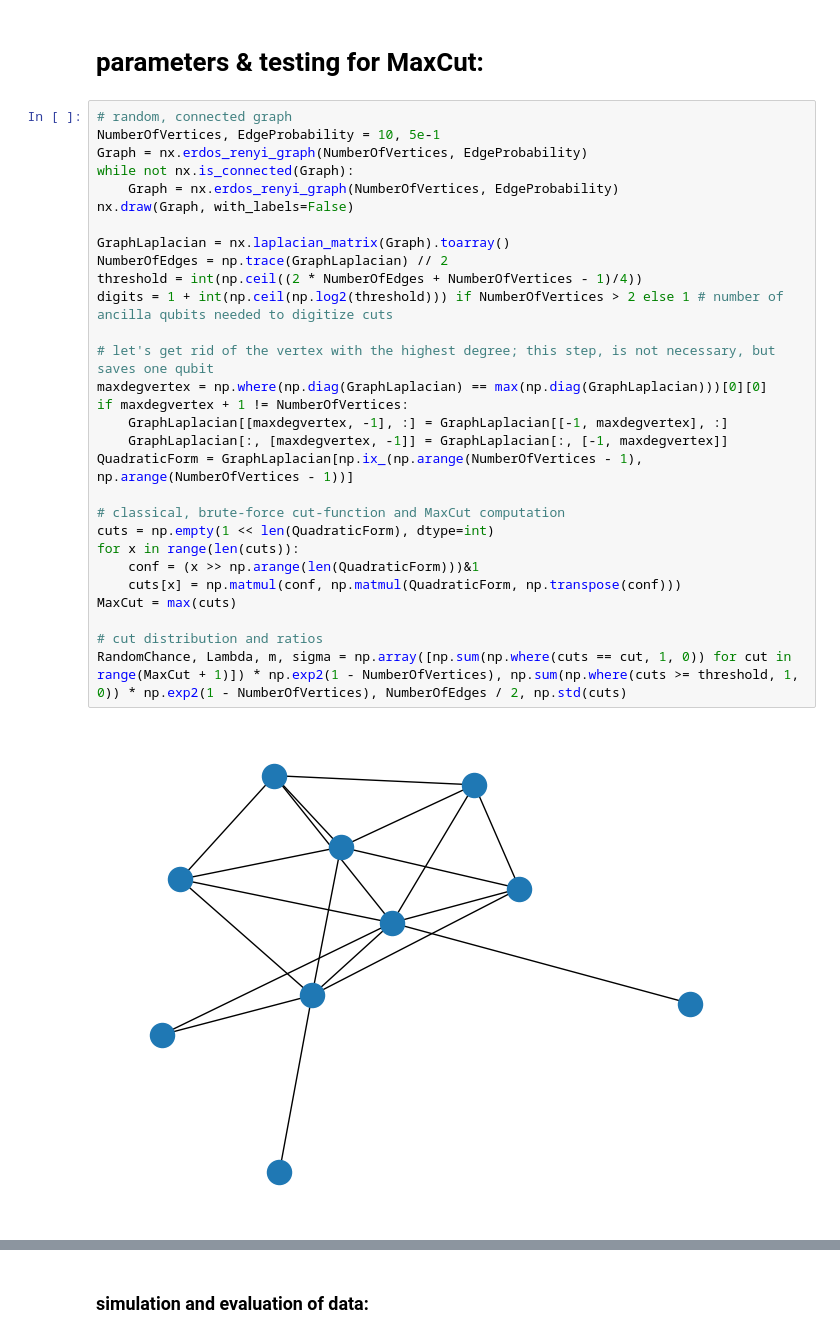
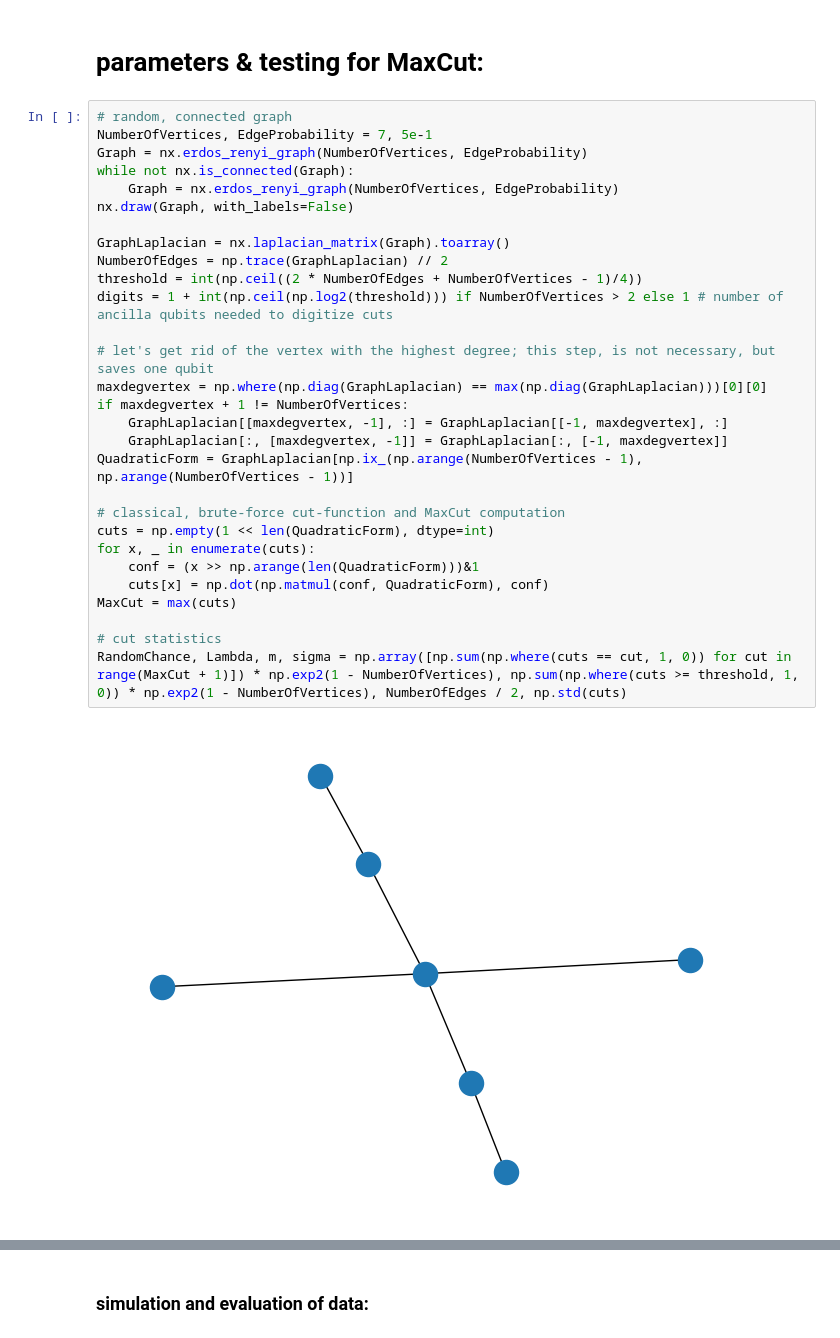
Before and after one commit to akos-nagy/FPGAS_for_QUBO, a Jupyter notebook: code/Grover_FPS_for_QUBO.ipynb, the cells around one changed output, grey strips where cells are left out. Saved outputs shown, nothing was run; the diff lists cells and outputs as text.

```diff
--- a/code/Grover_FPS_for_QUBO.ipynb
+++ b/code/Grover_FPS_for_QUBO.ipynb
@@ -303,35 +294,35 @@ def GroverFPSForQUBO(QuadraticForm: list[list[int]], digits: int, threshold: int
 # parameters & testing for MaxCut:
 # %%
 # random, connected graph
-NumberOfVertices, EdgeProbability = 10, 5e-1
+NumberOfVertices, EdgeProbability = 7, 5e-1
 Graph = nx.erdos_renyi_graph(NumberOfVertices, EdgeProbability)
 while not nx.is_connected(Graph):
     Graph = nx.erdos_renyi_graph(NumberOfVertices, EdgeProbability)
 nx.draw(Graph, with_labels=False)
 
 GraphLaplacian = nx.laplacian_matrix(Graph).toarray()
 NumberOfEdges = np.trace(GraphLaplacian) // 2
 threshold = int(np.ceil((2 * NumberOfEdges + NumberOfVertices - 1)/4))
 digits = 1 + int(np.ceil(np.log2(threshold))) if NumberOfVertices > 2 else 1 # number of ancilla qubits needed to digitize cuts
 
 # let's get rid of the vertex with the highest degree; this step, is not necessary, but saves one qubit
 maxdegvertex = np.where(np.diag(GraphLaplacian) == max(np.diag(GraphLaplacian)))[0][0]
 if maxdegvertex + 1 != NumberOfVertices:
     GraphLaplacian[[maxdegvertex, -1], :] = GraphLaplacian[[-1, maxdegvertex], :]
     GraphLaplacian[:, [maxdegvertex, -1]] = GraphLaplacian[:, [-1, maxdegvertex]]
 QuadraticForm = GraphLaplacian[np.ix_(np.arange(NumberOfVertices - 1), np.arange(NumberOfVertices - 1))]
 
 # classical, brute-force cut-function and MaxCut computation
 cuts = np.empty(1 << len(QuadraticForm), dtype=int)
-for x in range(len(cuts)):
+for x, _ in enumerate(cuts):
     conf = (x >> np.arange(len(QuadraticForm)))&1
-    cuts[x] = np.matmul(conf, np.matmul(QuadraticForm, np.transpose(conf)))
+    cuts[x] = np.dot(np.matmul(conf, QuadraticForm), conf)
 MaxCut = max(cuts)
 
-# cut distribution and ratios
+# cut statistics
 RandomChance, Lambda, m, sigma = np.array([np.sum(np.where(cuts == cut, 1, 0)) for cut in range(MaxCut + 1)]) * np.exp2(1 - NumberOfVertices), np.sum(np.where(cuts >= threshold, 1, 0)) * np.exp2(1 - NumberOfVertices), NumberOfEdges / 2, np.std(cuts)
 # %% [output]
-[figure, old version]
+[figure, new version]
 # %%
 l = 1
 delta = GroverParameterOptimizerForComplexity(l, Lambda, 12)
```
Also changed, not shown: parts of 11 cells of this notebook, 13 other files.
